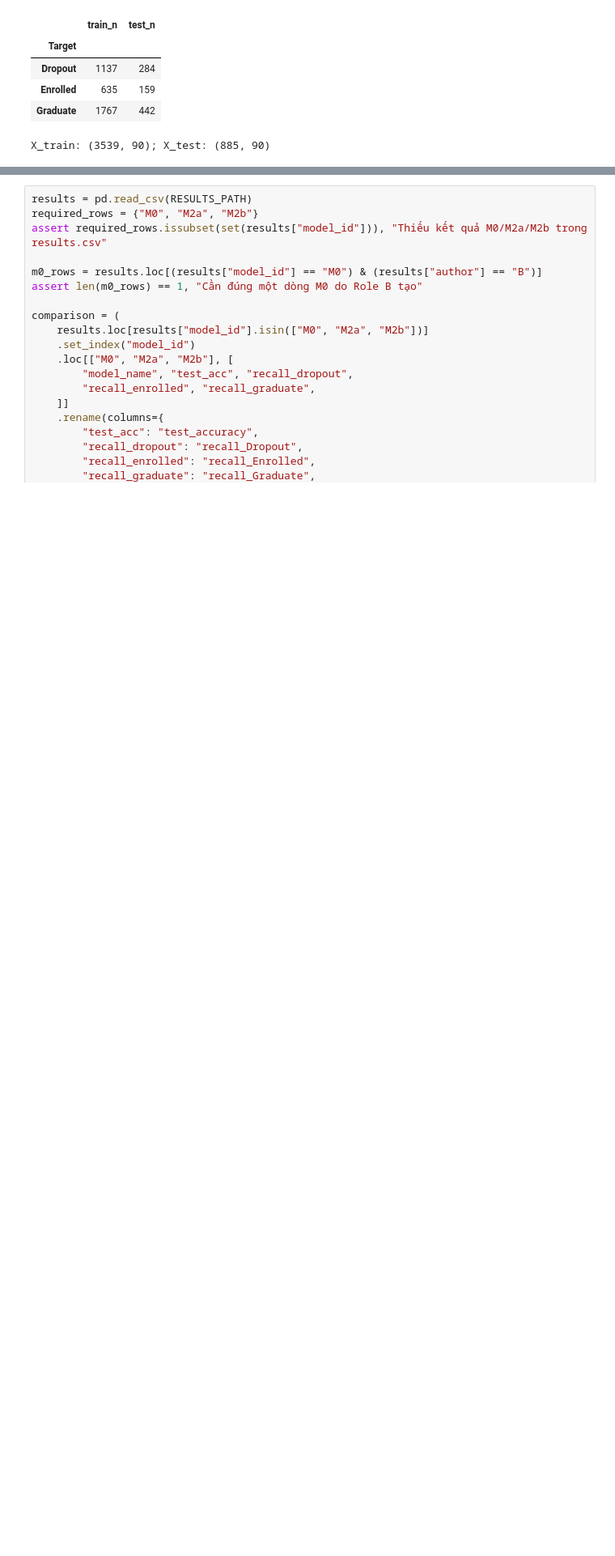
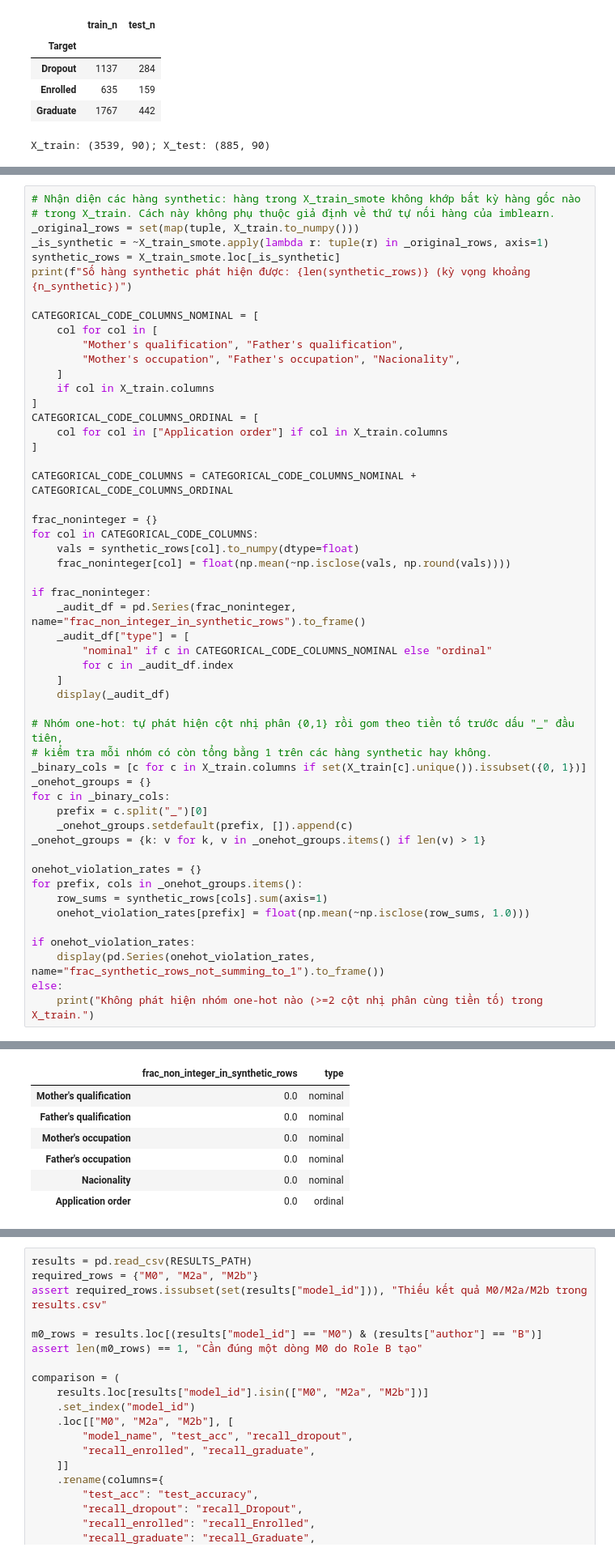
Before and after one commit to thphuc06/Lab2_DecisionTree, a Jupyter notebook: notebooks/04_improve_imbalance.ipynb, the cells around one changed output, grey strips where cells are left out. Shown at 81% size. Cells and saved outputs as stored; diff of their text form; blank space fills up the shorter version.

```diff
--- a/notebooks/04_improve_imbalance.ipynb
+++ b/notebooks/04_improve_imbalance.ipynb
@@ -156,0 +277,53 @@ display(pd.DataFrame([m2b_result]))
+# %%
+# Nhận diện các hàng synthetic: hàng trong X_train_smote không khớp bất kỳ hàng gốc nào
+# trong X_train. Cách này không phụ thuộc giả định về thứ tự nối hàng của imblearn.
+_original_rows = set(map(tuple, X_train.to_numpy()))
+_is_synthetic = ~X_train_smote.apply(lambda r: tuple(r) in _original_rows, axis=1)
+synthetic_rows = X_train_smote.loc[_is_synthetic]
+print(f"Số hàng synthetic phát hiện được: {len(synthetic_rows)} (kỳ vọng khoảng {n_synthetic})")
+
+CATEGORICAL_CODE_COLUMNS_NOMINAL = [
+    col for col in [
+        "Mother's qualification", "Father's qualification",
+        "Mother's occupation", "Father's occupation", "Nacionality",
+    ]
+    if col in X_train.columns
+]
+CATEGORICAL_CODE_COLUMNS_ORDINAL = [
+    col for col in ["Application order"] if col in X_train.columns
+]
+
+CATEGORICAL_CODE_COLUMNS = CATEGORICAL_CODE_COLUMNS_NOMINAL + CATEGORICAL_CODE_COLUMNS_ORDINAL
+
+frac_noninteger = {}
+for col in CATEGORICAL_CODE_COLUMNS:
+    vals = synthetic_rows[col].to_numpy(dtype=float)
+    frac_noninteger[col] = float(np.mean(~np.isclose(vals, np.round(vals))))
+
+if frac_noninteger:
+    _audit_df = pd.Series(frac_noninteger, name="frac_non_integer_in_synthetic_rows").to_frame()
+    _audit_df["type"] = [
+        "nominal" if c in CATEGORICAL_CODE_COLUMNS_NOMINAL else "ordinal"
+        for c in _audit_df.index
+    ]
+    display(_audit_df)
+
+# Nhóm one-hot: tự phát hiện cột nhị phân {0,1} rồi gom theo tiền tố trước dấu "_" đầu tiên,
+# kiểm tra mỗi nhóm có còn tổng bằng 1 trên các hàng synthetic hay không.
+_binary_cols = [c for c in X_train.columns if set(X_train[c].unique()).issubset({0, 1})]
+_onehot_groups = {}
+for c in _binary_cols:
+    prefix = c.split("_")[0]
+    _onehot_groups.setdefault(prefix, []).append(c)
+_onehot_groups = {k: v for k, v in _onehot_groups.items() if len(v) > 1}
+
+onehot_violation_rates = {}
+for prefix, cols in _onehot_groups.items():
+    row_sums = synthetic_rows[cols].sum(axis=1)
+    onehot_violation_rates[prefix] = float(np.mean(~np.isclose(row_sums, 1.0)))
+
+if onehot_violation_rates:
+    display(pd.Series(onehot_violation_rates, name="frac_synthetic_rows_not_summing_to_1").to_frame())
+else:
+    print("Không phát hiện nhóm one-hot nào (>=2 cột nhị phân cùng tiền tố) trong X_train.")
+# %% [output]
@@ -156,0 +331,7 @@ display(pd.DataFrame([m2b_result]))
+|  | frac_non_integer_in_synthetic_rows | type |
+| Mother's qualification | 0.0 | nominal |
+| Father's qualification | 0.0 | nominal |
+| Mother's occupation | 0.0 | nominal |
+| Father's occupation | 0.0 | nominal |
+| Nacionality | 0.0 | nominal |
+| Application order | 0.0 | ordinal |
```
Also changed, not shown: parts of 20 cells of this notebook, 7 other files.
